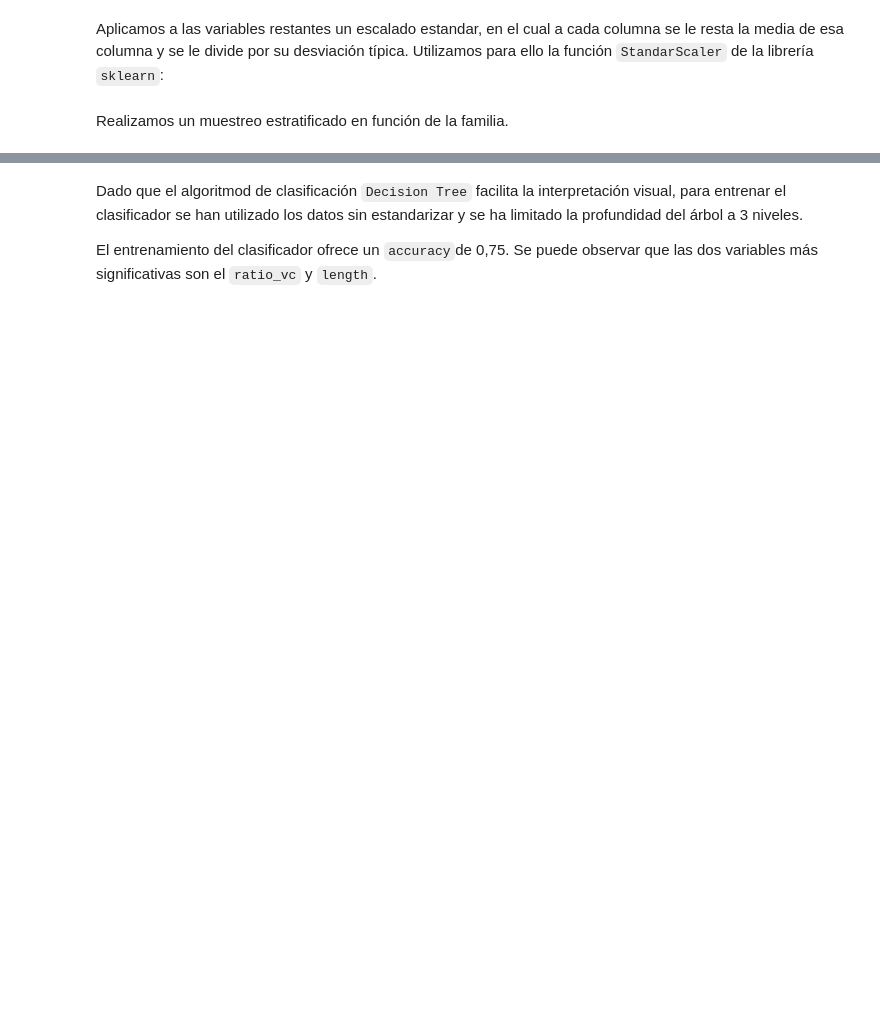
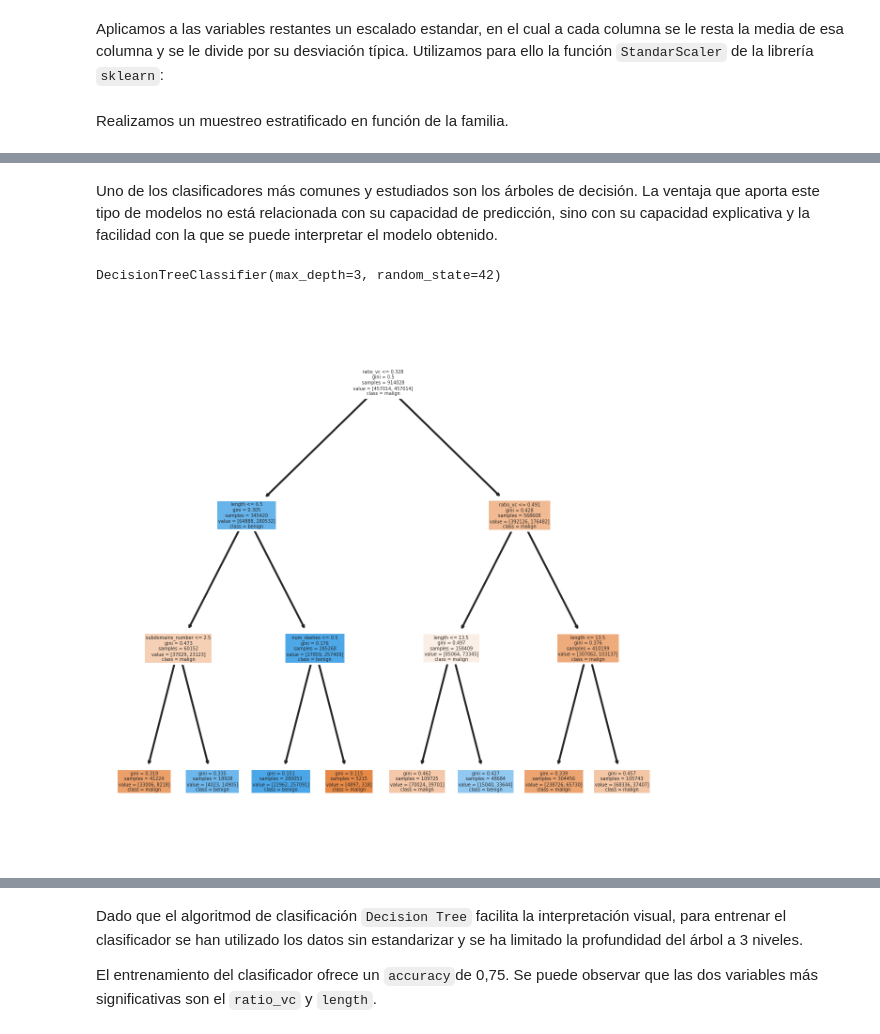
Before and after one commit to pbenito1/TFM, a Jupyter notebook: 2_ML_Features.ipynb, the cells around one changed output, grey strips where cells are left out. Drawn from its saved outputs; the diff is of its cells as text; code cells hidden in the pictures; blank space fills up the shorter version.

```diff
--- a/2_ML_Features.ipynb
+++ b/2_ML_Features.ipynb
@@ -183 +126,20 @@ df[df['category']=='malign'].describe()
+# %% [markdown]
+Uno de los clasificadores más comunes y estudiados son los árboles de decisión. La ventaja que aporta este tipo de modelos no está relacionada con su capacidad de predicción, sino con su capacidad explicativa y la facilidad con la que se puede interpretar el modelo obtenido.
+# %%
+# Instanciamos DecisionTreeClassifier de sklearn
+dt_cls = DecisionTreeClassifier(max_depth = 3,  # Máxima profundidad del árbol
+                             random_state = 42) # Semilla pseudoaleatorios
+# Entrenamos el modelo
+dt_cls.fit(X_train, y_train)
+# %% [output]
+DecisionTreeClassifier(max_depth=3, random_state=42)
+# %%
+# Representamos el arbol
+fig, axes = plt.subplots(nrows = 1,ncols = 1,figsize = (5,5), dpi=300)
+
+tree.plot_tree(dt_cls,feature_names = X_train.columns,
+               class_names=['malign','benign'],
+               filled = True,ax=axes);
+# %% [output]
+[figure, added]
 # %%
```
Also changed, not shown: parts of 28 cells of this notebook.
